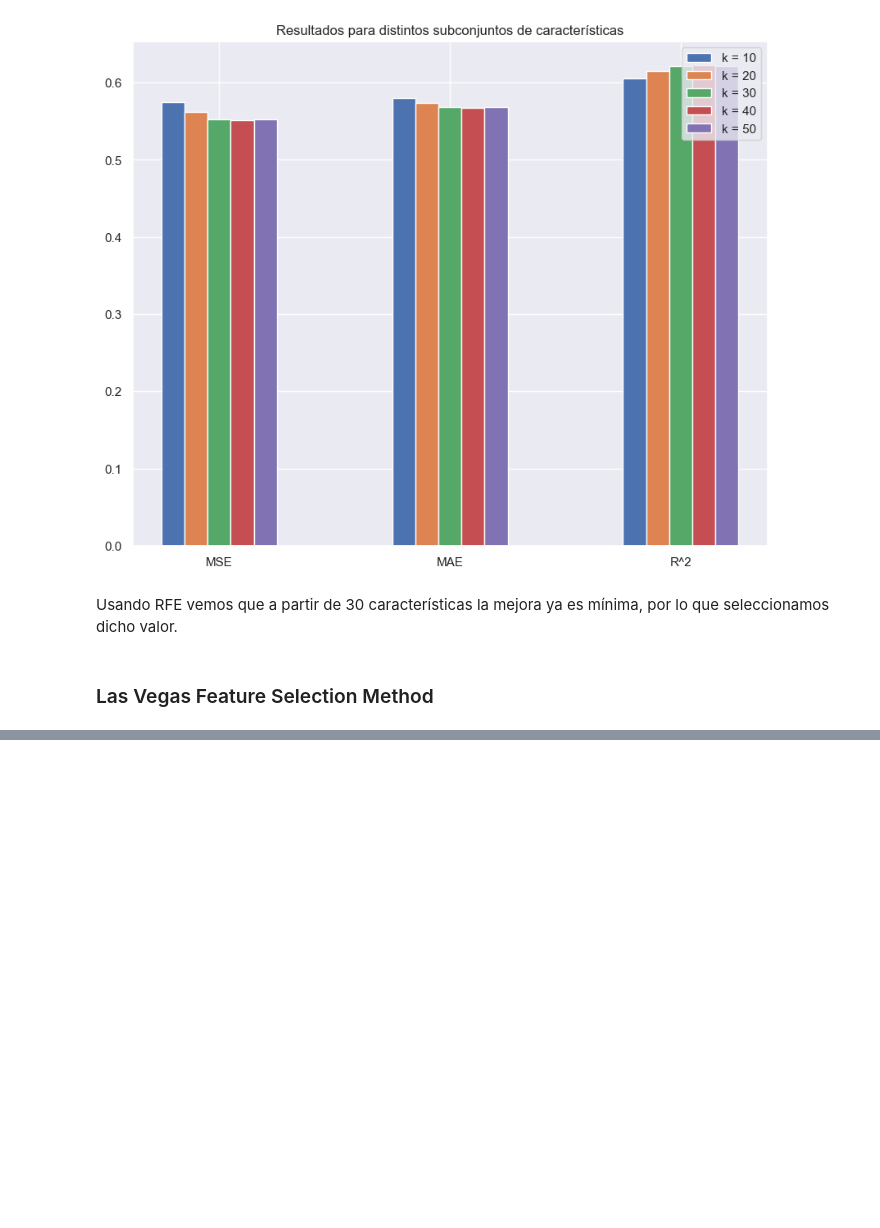
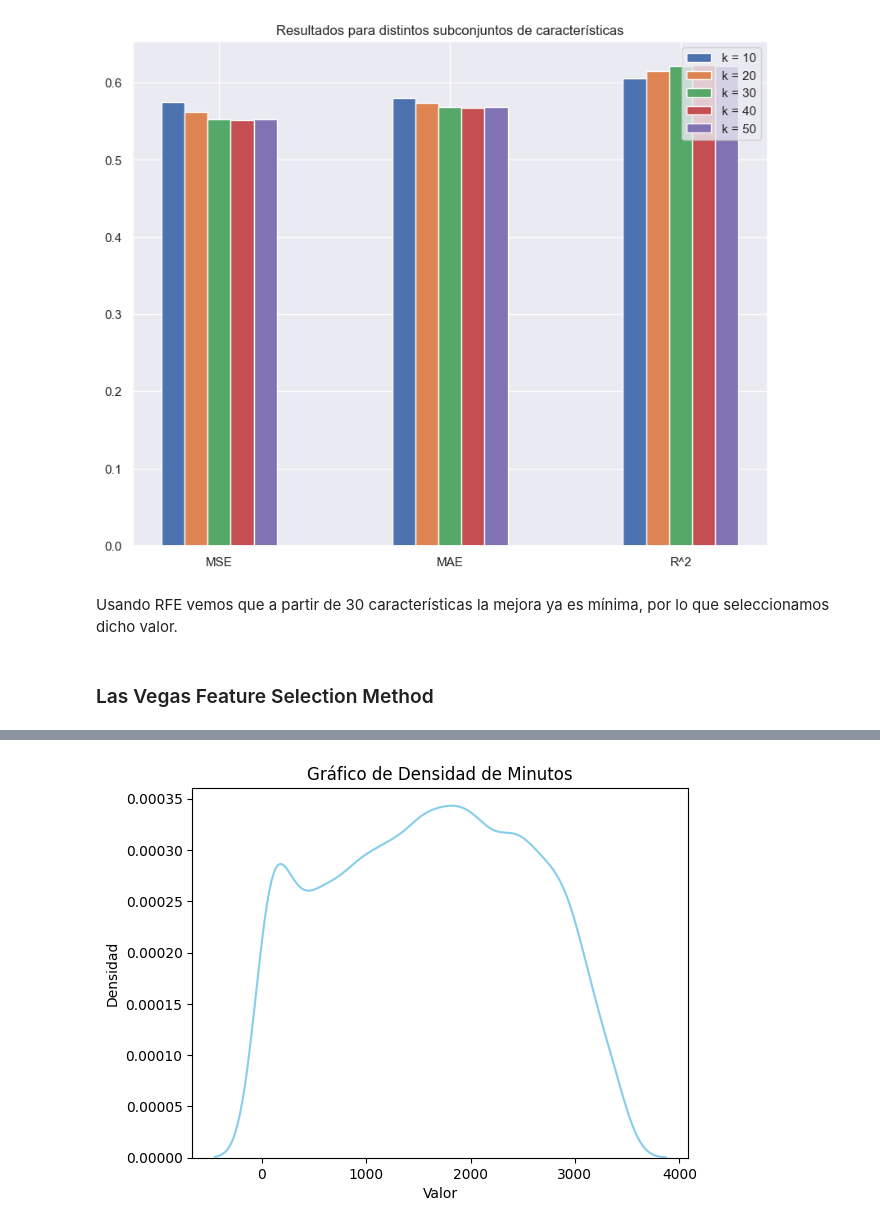
Before and after one commit to JMMelcrack/Predictive-models-applied-to-the-analysis-of-professional-footballers-wages, a Jupyter notebook: FeatureSelection.ipynb, the cells around one changed output, grey strips where cells are left out. Saved outputs shown, nothing was run; the diff lists cells and outputs as text; code cells hidden in the pictures; blank space fills up the shorter version.

```diff
--- a/FeatureSelection.ipynb
+++ b/FeatureSelection.ipynb
@@ -1023,0 +1083,4 @@ Para poder comprobar si dos instancias son inconsistentes necesitamos discretiza
+# %%
+histogramaContinuo(x_train_noNorm['Minutos'].astype(int), 'Gráfico de Densidad de Minutos')
+# %% [output]
+[figure, added]
```
Also changed, not shown: parts of 13 cells of this notebook.
